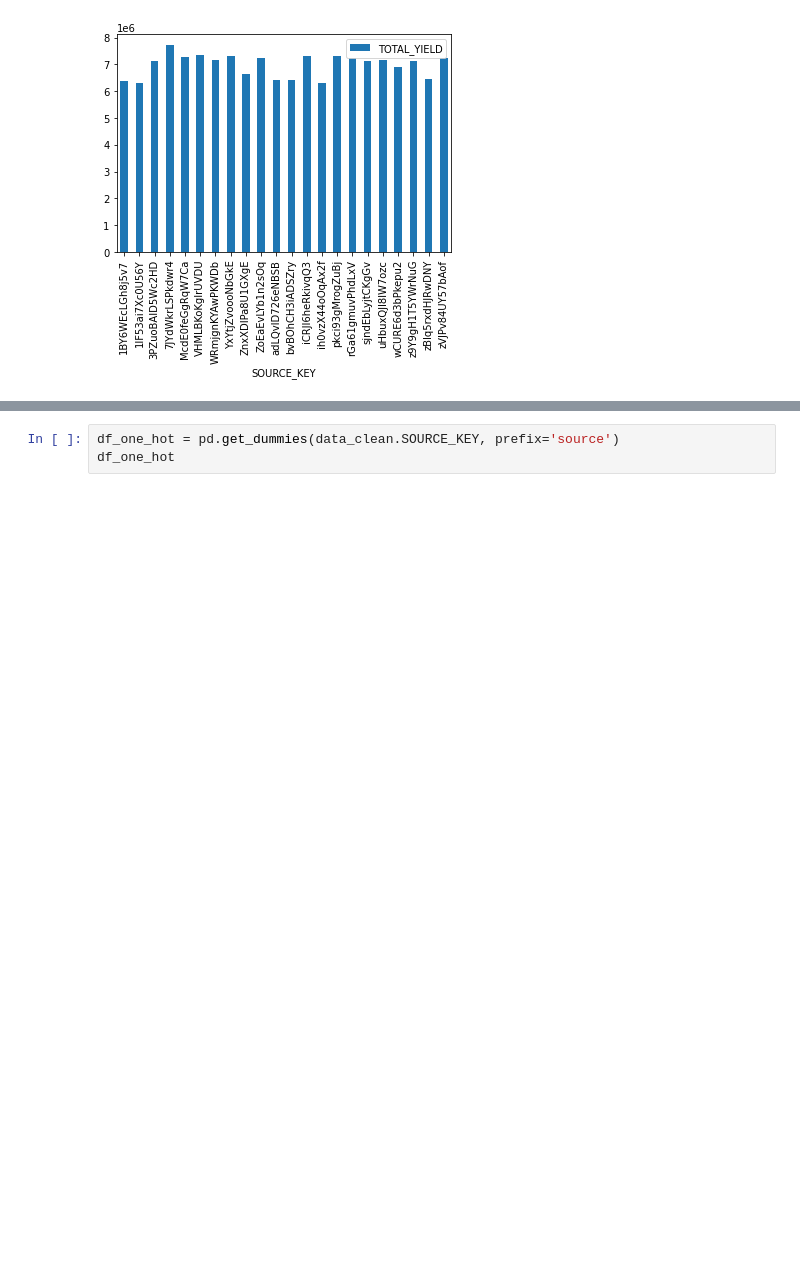
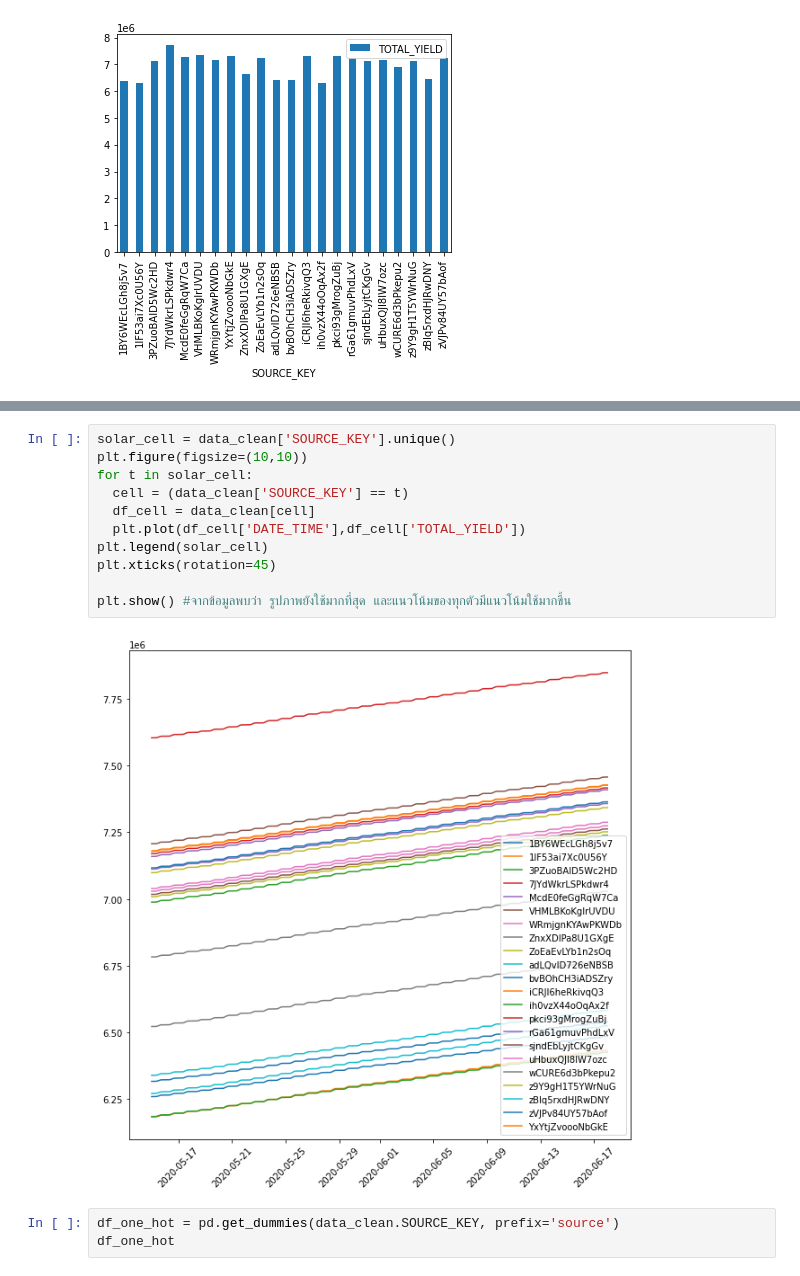
Before and after one commit to CakeNuthep/Super_AI, a Jupyter notebook: 27_09_2020_Quize1.ipynb, the cells around one changed output, grey strips where cells are left out. Cells and saved outputs as stored; diff of their text form; blank space fills up the shorter version.

```diff
--- a/27_09_2020_Quize1.ipynb
+++ b/27_09_2020_Quize1.ipynb
@@ -294,3 +301,16 @@ source_key.plot.bar()
+# %%
+solar_cell = data_clean['SOURCE_KEY'].unique()
+plt.figure(figsize=(10,10))
+for t in solar_cell:
+  cell = (data_clean['SOURCE_KEY'] == t)
+  df_cell = data_clean[cell]
+  plt.plot(df_cell['DATE_TIME'],df_cell['TOTAL_YIELD'])
+plt.legend(solar_cell)
+plt.xticks(rotation=45)
+
+plt.show() #จากข้อมูลพบว่า รูปภาพยังใช้มากที่สุด และแนวโน้มของทุกตัวมีแนวโน้มใช้มากขึ้น
+# %% [output]
+[figure, added]
 # %%
 df_one_hot = pd.get_dummies(data_clean.SOURCE_KEY, prefix='source')
 df_one_hot
```
Also changed, not shown: parts of 1 cell of this notebook.
